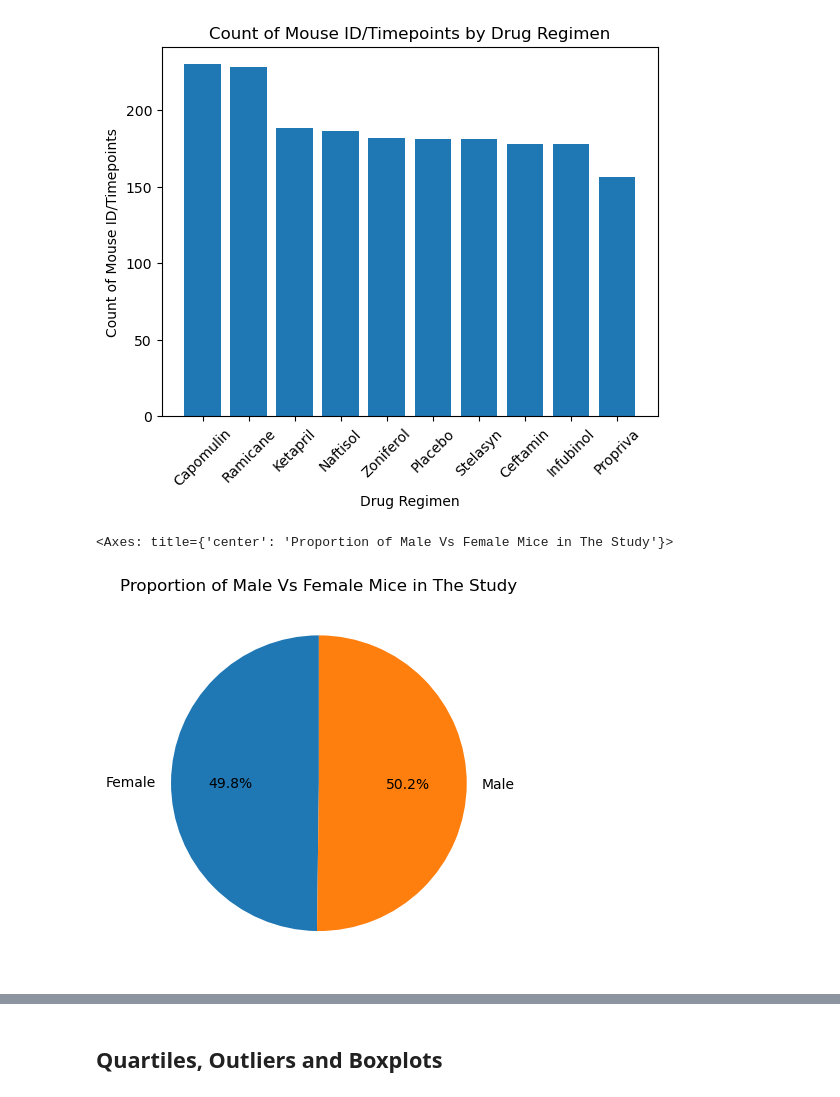
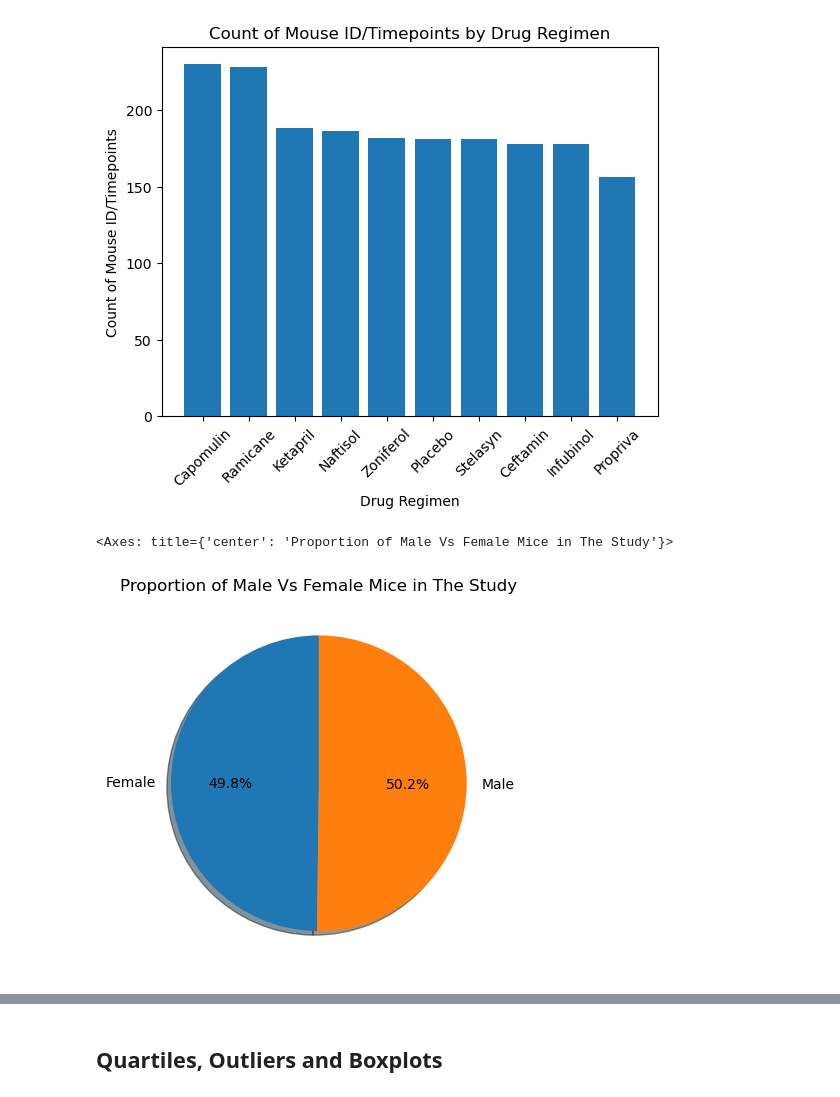
Before and after one commit to nmizzell/pymaceuticals, a Jupyter notebook: Pymaceuticals/pymaceuticals_starter.ipynb, the cells around one changed output, grey strips where cells are left out. Cells and saved outputs as stored; diff of their text form; code cells hidden in the pictures.

```diff
--- a/Pymaceuticals/pymaceuticals_starter.ipynb
+++ b/Pymaceuticals/pymaceuticals_starter.ipynb
@@ -186,35 +187,36 @@ plt.show()
 grouped_df = clean_df.groupby(by='Mouse ID')
 
 pie_df = pd.DataFrame()
 pie_df['Mouse ID'] = grouped_df['Mouse ID'].first()
 pie_df['Sex'] = grouped_df['Sex'].first()
 
 
 #second grouping: group by Sex and calculate counts of mice ID
 grouped_df_2 = pie_df.groupby(by='Sex')
 
 pie_df_2 = pd.DataFrame()
 pie_df_2['Sex'] = grouped_df_2['Sex'].first()
 pie_df_2['Count'] = grouped_df_2['Mouse ID'].count()
 
 
 #set the output dataframe to pie_data
 pie_data = pie_df_2
 pie_data
 
 
 #pandas pie polot
 pie_data.plot(y='Count'
               ,kind='pie'
               ,autopct='%1.1f%%'
               ,legend=False
               ,xlabel=""
               ,ylabel=""
               ,title='Proportion of Male Vs Female Mice in The Study'
-              ,startangle=90)
+              ,startangle=90
+              ,shadow=True)
 # %% [output]
 <Axes: title={'center': 'Proportion of Male Vs Female Mice in The Study'}>
-[figure, old version]
+[figure, new version]
 # %%
 # Generate a pie plot showing the distribution of female versus male mice using pyplot
 ax = plt.subplot()
```
Also changed, not shown: parts of 3 cells of this notebook.
